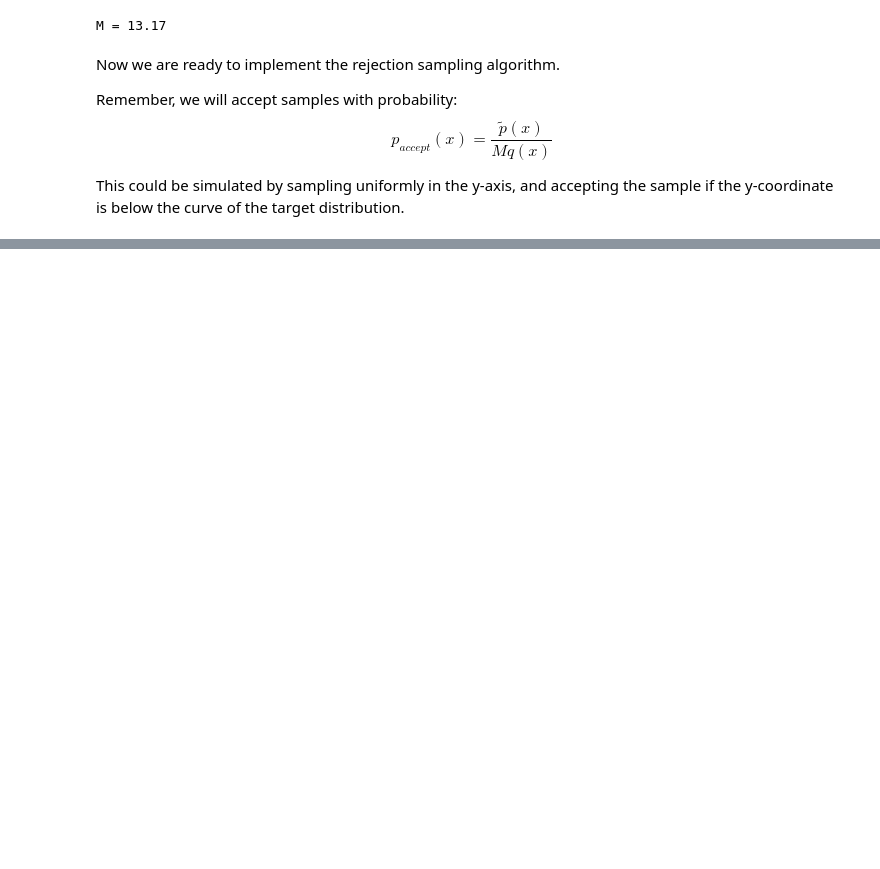
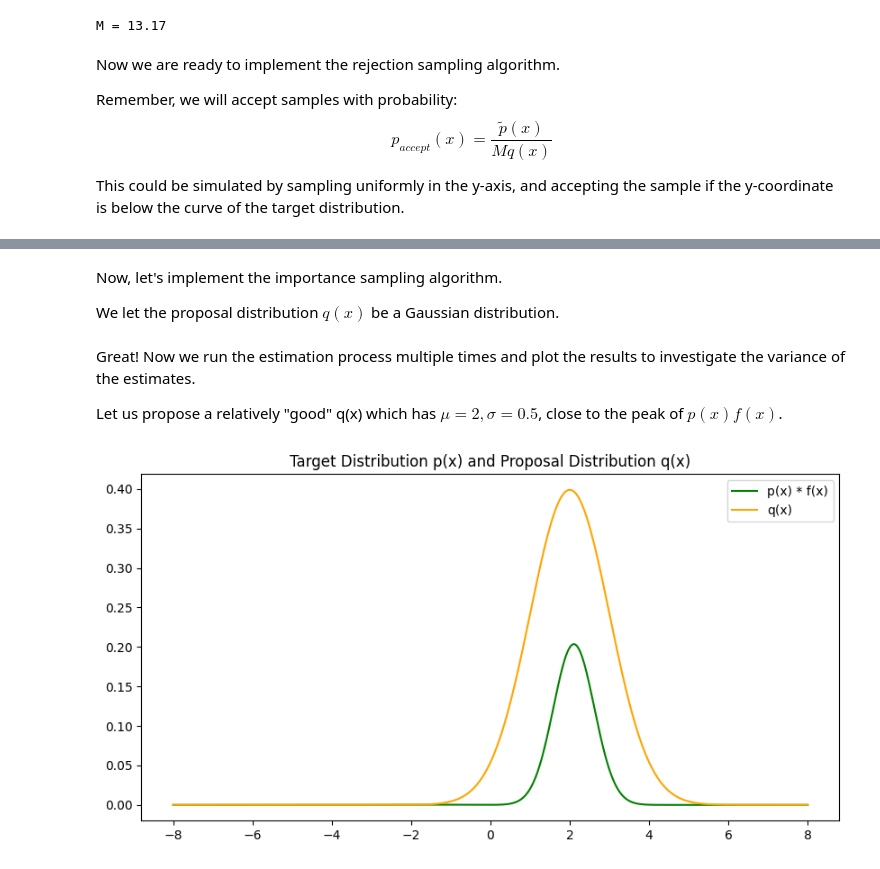
Before and after one commit to ut-vision/30min-of-deep-learning, a Jupyter notebook: 13_Sampling_Algorithms/index.ipynb, the cells around one changed output, grey strips where cells are left out. Cells and saved outputs as stored; diff of their text form; code cells hidden in the pictures; blank space fills up the shorter version.

```diff
--- a/13_Sampling_Algorithms/index.ipynb
+++ b/13_Sampling_Algorithms/index.ipynb
@@ -113,0 +208,26 @@ plt.show()
+# %%
+"""
+Recall that
+def p(x):
+    # A mixture of two normal distributions
+    return 0.3 * stats.norm.pdf(x, -3.5, 0.8) + 0.7 * stats.norm.pdf(x, 2.5, 0.6)
+"""
+
+def standard_monte_carlo(n_samples):
+    samples = []
+    while len(samples) < n_samples:
+        # Sample from the mixture components directly
+        if np.random.random() < 0.3:
+            samples.append(np.random.normal(-3.5, 0.8))
+        else:
+            samples.append(np.random.normal(2.5, 0.6))
+    samples = np.array(samples)
+    # Evaluate f(x) at the sampled points
+    f_values = f(samples)
+    # Calculate the average of f(x) over the samples
+    expectation = np.mean(f_values)
+    return expectation
+# %% [markdown]
+Now, let's implement the importance sampling algorithm.
+
+We let the proposal distribution $q(x)$ be a Gaussian distribution.
@@ -113,0 +245,13 @@ plt.show()
+# %% [markdown]
+Great! Now we run the estimation process multiple times and plot the results to investigate the variance of the estimates.
+
+Let us propose a relatively "good" q(x) which has $\mu = 2, \sigma = 0.5$, close to the peak of $p(x)f(x)$.
+# %%
+plt.figure(figsize=(10, 5))
+plt.plot(x, p(x) * f(x), label='p(x) * f(x)', color='green')
+plt.plot(x, stats.norm.pdf(x, 2, 1), label='q(x)', color='orange')
+plt.title('Target Distribution p(x) and Proposal Distribution q(x)')
+plt.legend()
+plt.show()
+# %% [output]
+[figure, added]
```
Also changed, not shown: parts of 25 cells of this notebook.
